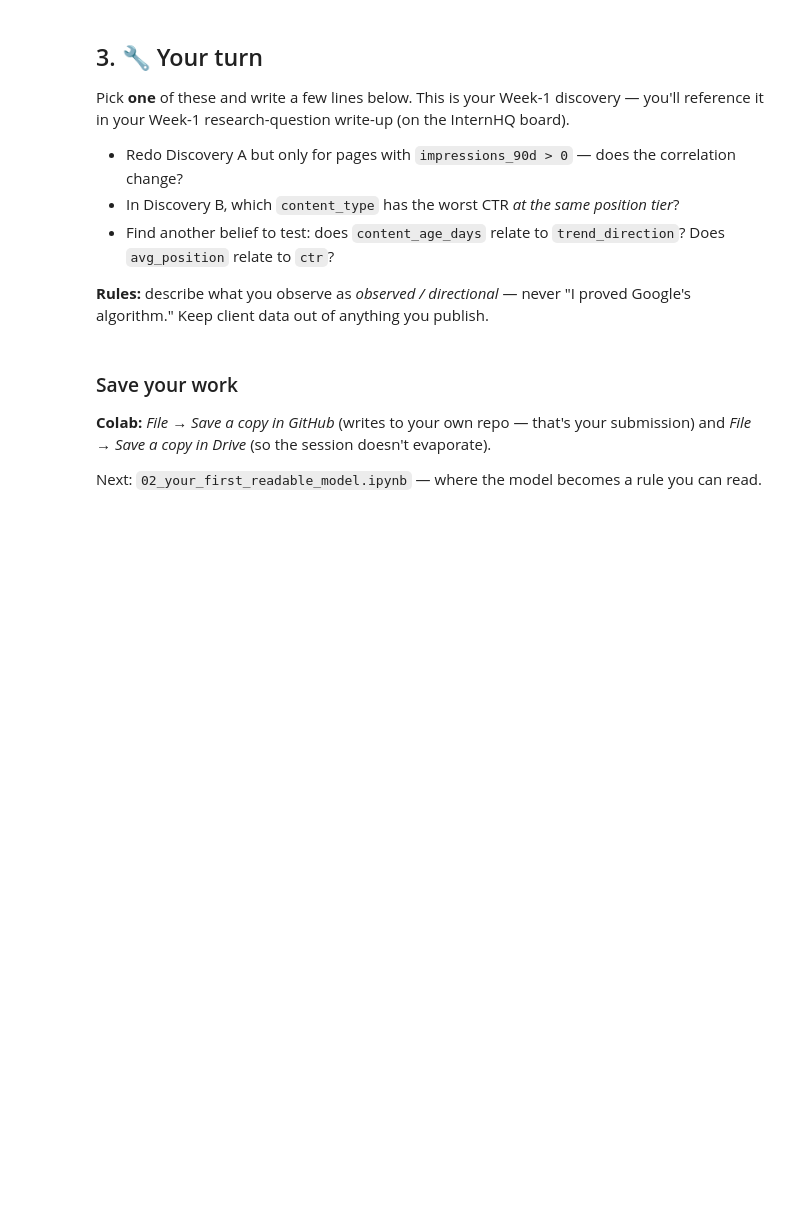
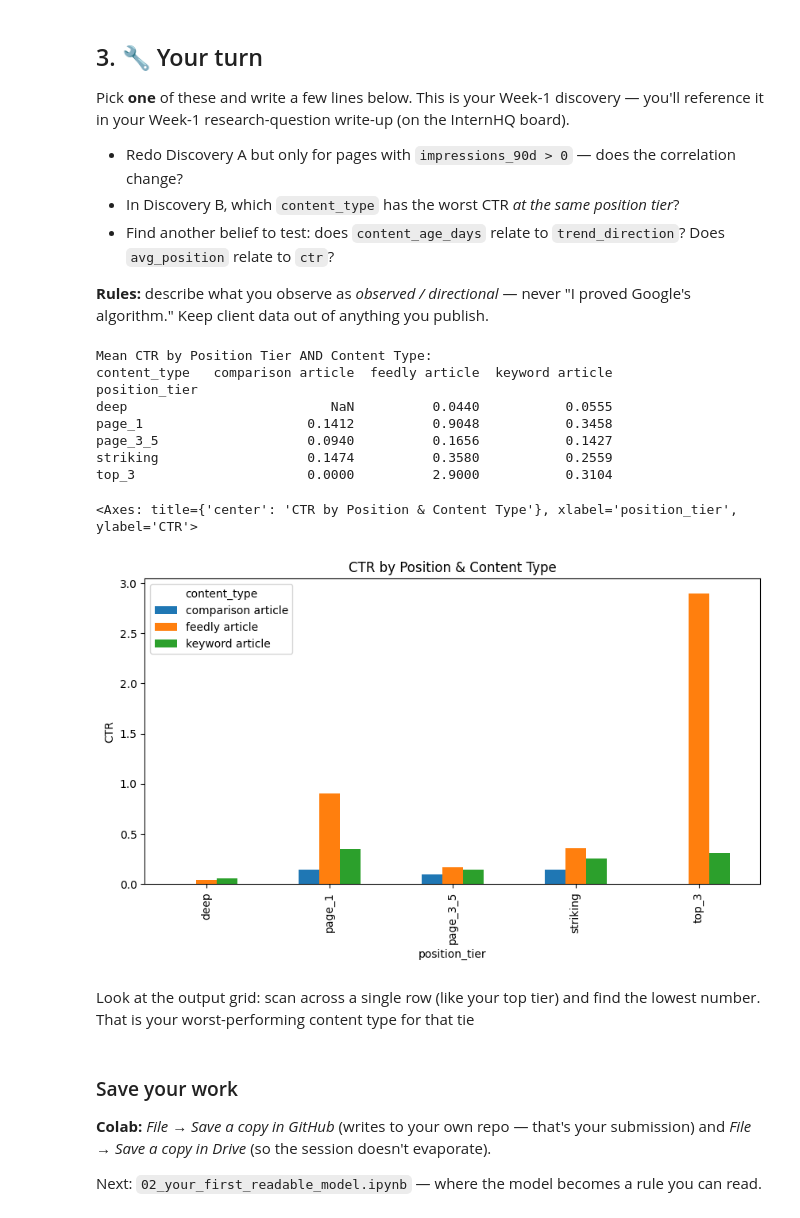
Before and after one commit to kaustubh8salunkhe/FlyRank-Repo, a Jupyter notebook: notebooks/01_first_look_and_discovery.ipynb, the cells around one changed output. Drawn from its saved outputs; the diff is of its cells as text; code cells hidden in the pictures; blank space fills up the shorter version.

```diff
--- a/notebooks/01_first_look_and_discovery.ipynb
+++ b/notebooks/01_first_look_and_discovery.ipynb
@@ -102,3 +156,29 @@ Pick **one** of these and write a few lines below. This is your Week-1 discovery
+# %%
+# Your discovery here
+#Discovery B:
+visible = df[df["impressions_90d"] >= 100]
+
+# Group by both tier and content type, then unstack to make a readable table
+ctr_matrix = visible.groupby(["position_tier", "content_type"])["ctr"].mean().unstack()
+
+print("Mean CTR by Position Tier AND Content Type:")
+print(ctr_matrix.round(4).to_string())
+
+# Optional: Visualize it to easily spot the worst performers
+ctr_matrix.plot(kind="bar", title="CTR by Position & Content Type", ylabel="CTR", figsize=(10,5))
+# %% [output]
+Mean CTR by Position Tier AND Content Type:
+content_type   comparison article  feedly article  keyword article
+position_tier
+deep                          NaN          0.0440           0.0555
+page_1                     0.1412          0.9048           0.3458
+page_3_5                   0.0940          0.1656           0.1427
+striking                   0.1474          0.3580           0.2559
+top_3                      0.0000          2.9000           0.3104
+<Axes: title={'center': 'CTR by Position & Content Type'}, xlabel='position_tier', ylabel='CTR'>
+[figure, added]
+# %% [markdown]
+Look at the output grid: scan across a single row (like your top tier) and find the lowest number. That is your worst-performing content type for that tie
 # %% [markdown]
 ### Save your work
 **Colab:** *File → Save a copy in GitHub* (writes to your own repo — that's your submission) and *File → Save a copy in Drive* (so the session doesn't evaporate).
```
Also changed, not shown: parts of 9 cells of this notebook.
